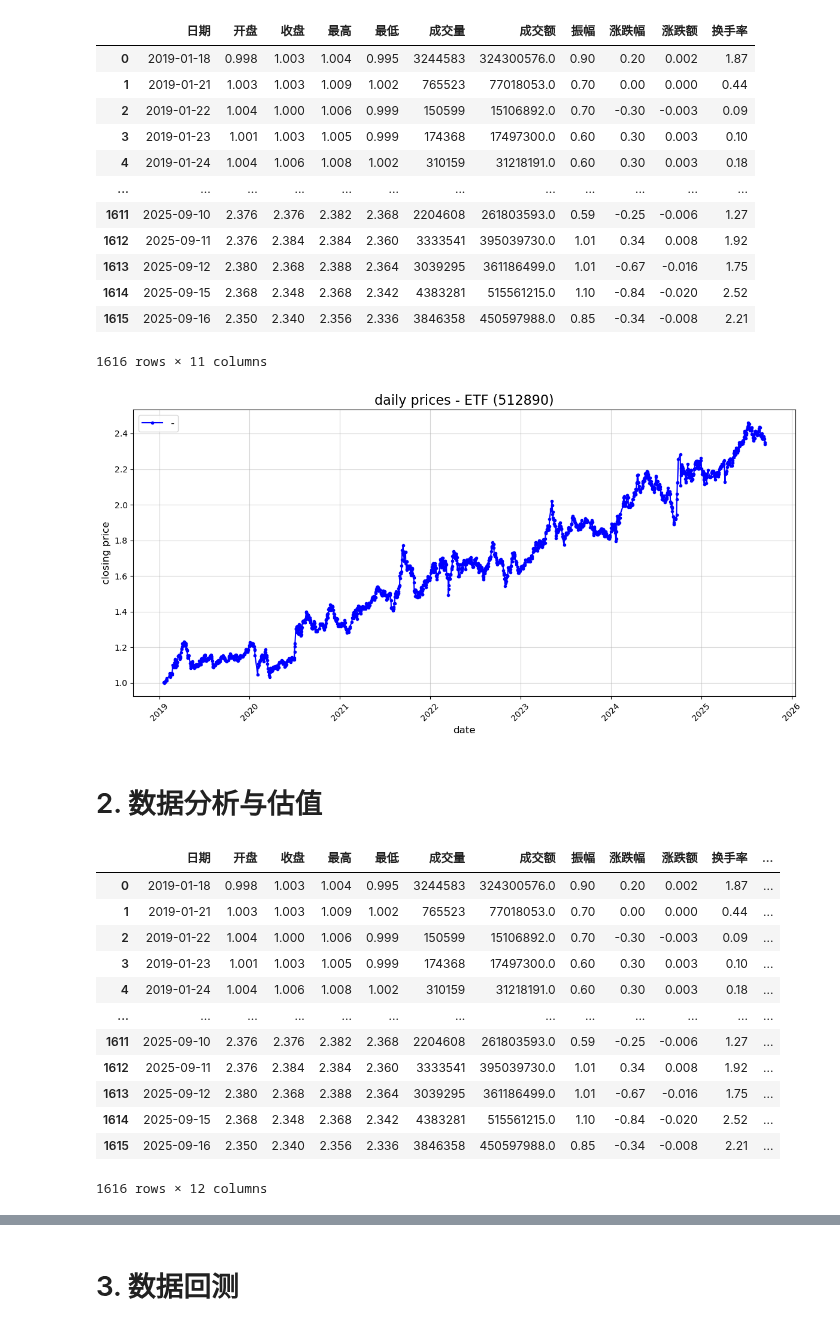
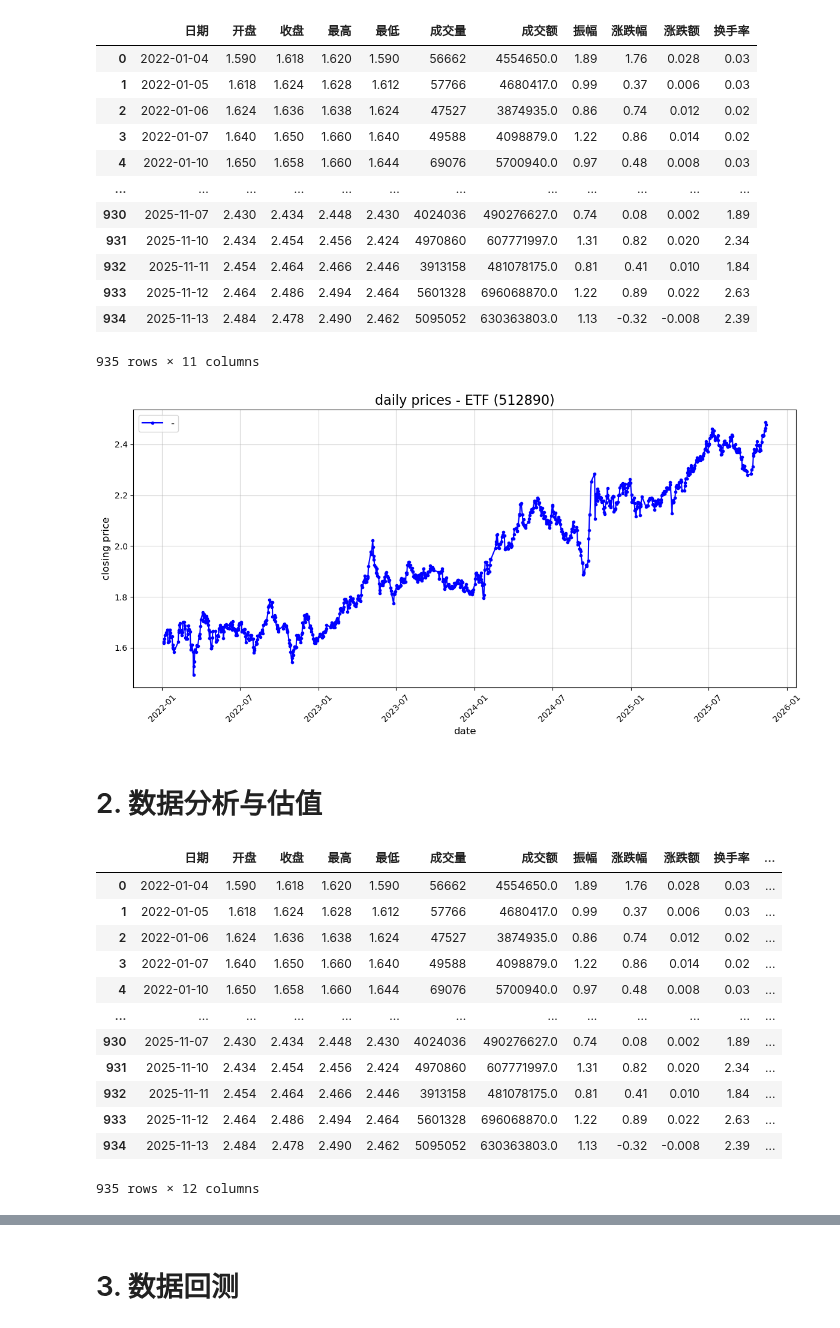
Before and after one commit to xxinine/vi-tools, a Jupyter notebook: backtest/backtest_analysis_and_valuation.ipynb, the cells around one changed output, grey strips where cells are left out. Cells and saved outputs as stored; diff of their text form; code cells hidden in the pictures.

```diff
--- a/backtest/backtest_analysis_and_valuation.ipynb
+++ b/backtest/backtest_analysis_and_valuation.ipynb
@@ -15,22 +15,22 @@ print(today_date_str)
 # %%
 #df = pd.read_csv('data.csv')
-df = ak.fund_etf_hist_em(symbol="512890", period="daily", start_date="20190101", end_date=today_date_str, adjust="hfq")
+df = ak.fund_etf_hist_em(symbol="512890", period="daily", start_date="20220101", end_date=today_date_str, adjust="hfq")
 df["日期"] = pd.to_datetime(df["日期"])
 df
 # %% [output]
 |  | 日期 | 开盘 | 收盘 | 最高 | 最低 | 成交量 | 成交额 | 振幅 | 涨跌幅 | 涨跌额 | 换手率 |
-| 0 | 2019-01-18 | 0.998 | 1.003 | 1.004 | 0.995 | 3244583 | 324300576.0 | 0.90 | 0.20 | 0.002 | 1.87 |
-| 1 | 2019-01-21 | 1.003 | 1.003 | 1.009 | 1.002 | 765523 | 77018053.0 | 0.70 | 0.00 | 0.000 | 0.44 |
-| 2 | 2019-01-22 | 1.004 | 1.000 | 1.006 | 0.999 | 150599 | 15106892.0 | 0.70 | -0.30 | -0.003 | 0.09 |
-| 3 | 2019-01-23 | 1.001 | 1.003 | 1.005 | 0.999 | 174368 | 17497300.0 | 0.60 | 0.30 | 0.003 | 0.10 |
-| 4 | 2019-01-24 | 1.004 | 1.006 | 1.008 | 1.002 | 310159 | 31218191.0 | 0.60 | 0.30 | 0.003 | 0.18 |
+| 0 | 2022-01-04 | 1.590 | 1.618 | 1.620 | 1.590 | 56662 | 4554650.0 | 1.89 | 1.76 | 0.028 | 0.03 |
+| 1 | 2022-01-05 | 1.618 | 1.624 | 1.628 | 1.612 | 57766 | 4680417.0 | 0.99 | 0.37 | 0.006 | 0.03 |
+| 2 | 2022-01-06 | 1.624 | 1.636 | 1.638 | 1.624 | 47527 | 3874935.0 | 0.86 | 0.74 | 0.012 | 0.02 |
+| 3 | 2022-01-07 | 1.640 | 1.650 | 1.660 | 1.640 | 49588 | 4098879.0 | 1.22 | 0.86 | 0.014 | 0.02 |
+| 4 | 2022-01-10 | 1.650 | 1.658 | 1.660 | 1.644 | 69076 | 5700940.0 | 0.97 | 0.48 | 0.008 | 0.03 |
 | ... | ... | ... | ... | ... | ... | ... | ... | ... | ... | ... | ... |
-| 1611 | 2025-09-10 | 2.376 | 2.376 | 2.382 | 2.368 | 2204608 | 261803593.0 | 0.59 | -0.25 | -0.006 | 1.27 |
-| 1612 | 2025-09-11 | 2.376 | 2.384 | 2.384 | 2.360 | 3333541 | 395039730.0 | 1.01 | 0.34 | 0.008 | 1.92 |
-| 1613 | 2025-09-12 | 2.380 | 2.368 | 2.388 | 2.364 | 3039295 | 361186499.0 | 1.01 | -0.67 | -0.016 | 1.75 |
-| 1614 | 2025-09-15 | 2.368 | 2.348 | 2.368 | 2.342 | 4383281 | 515561215.0 | 1.10 | -0.84 | -0.020 | 2.52 |
-| 1615 | 2025-09-16 | 2.350 | 2.340 | 2.356 | 2.336 | 3846358 | 450597988.0 | 0.85 | -0.34 | -0.008 | 2.21 |
+| 930 | 2025-11-07 | 2.430 | 2.434 | 2.448 | 2.430 | 4024036 | 490276627.0 | 0.74 | 0.08 | 0.002 | 1.89 |
+| 931 | 2025-11-10 | 2.434 | 2.454 | 2.456 | 2.424 | 4970860 | 607771997.0 | 1.31 | 0.82 | 0.020 | 2.34 |
+| 932 | 2025-11-11 | 2.454 | 2.464 | 2.466 | 2.446 | 3913158 | 481078175.0 | 0.81 | 0.41 | 0.010 | 1.84 |
+| 933 | 2025-11-12 | 2.464 | 2.486 | 2.494 | 2.464 | 5601328 | 696068870.0 | 1.22 | 0.89 | 0.022 | 2.63 |
+| 934 | 2025-11-13 | 2.484 | 2.478 | 2.490 | 2.462 | 5095052 | 630363803.0 | 1.13 | -0.32 | -0.008 | 2.39 |
-1616 rows × 11 columns
+935 rows × 11 columns
 # %%
 # 绘制每日收盘价格曲线
 plt.figure(figsize=(12, 6))
@@ -46,7 +46,7 @@ plt.tight_layout()
 # 显示图表
 plt.show()
 # %% [output]
-[figure, old version]
+[figure, new version]
 # %% [markdown]
 # 2. 数据分析与估值
 # %%
@@ -54,18 +54,18 @@ df["days"] = (df["日期"] - df["日期"].iloc[0]).dt.days
 df
 # %% [output]
 |  | 日期 | 开盘 | 收盘 | 最高 | 最低 | 成交量 | 成交额 | 振幅 | 涨跌幅 | 涨跌额 | 换手率 | ... |
-| 0 | 2019-01-18 | 0.998 | 1.003 | 1.004 | 0.995 | 3244583 | 324300576.0 | 0.90 | 0.20 | 0.002 | 1.87 | ... |
-| 1 | 2019-01-21 | 1.003 | 1.003 | 1.009 | 1.002 | 765523 | 77018053.0 | 0.70 | 0.00 | 0.000 | 0.44 | ... |
-| 2 | 2019-01-22 | 1.004 | 1.000 | 1.006 | 0.999 | 150599 | 15106892.0 | 0.70 | -0.30 | -0.003 | 0.09 | ... |
-| 3 | 2019-01-23 | 1.001 | 1.003 | 1.005 | 0.999 | 174368 | 17497300.0 | 0.60 | 0.30 | 0.003 | 0.10 | ... |
-| 4 | 2019-01-24 | 1.004 | 1.006 | 1.008 | 1.002 | 310159 | 31218191.0 | 0.60 | 0.30 | 0.003 | 0.18 | ... |
+| 0 | 2022-01-04 | 1.590 | 1.618 | 1.620 | 1.590 | 56662 | 4554650.0 | 1.89 | 1.76 | 0.028 | 0.03 | ... |
+| 1 | 2022-01-05 | 1.618 | 1.624 | 1.628 | 1.612 | 57766 | 4680417.0 | 0.99 | 0.37 | 0.006 | 0.03 | ... |
+| 2 | 2022-01-06 | 1.624 | 1.636 | 1.638 | 1.624 | 47527 | 3874935.0 | 0.86 | 0.74 | 0.012 | 0.02 | ... |
+| 3 | 2022-01-07 | 1.640 | 1.650 | 1.660 | 1.640 | 49588 | 4098879.0 | 1.22 | 0.86 | 0.014 | 0.02 | ... |
+| 4 | 2022-01-10 | 1.650 | 1.658 | 1.660 | 1.644 | 69076 | 5700940.0 | 0.97 | 0.48 | 0.008 | 0.03 | ... |
 | ... | ... | ... | ... | ... | ... | ... | ... | ... | ... | ... | ... | ... |
-| 1611 | 2025-09-10 | 2.376 | 2.376 | 2.382 | 2.368 | 2204608 | 261803593.0 | 0.59 | -0.25 | -0.006 | 1.27 | ... |
-| 1612 | 2025-09-11 | 2.376 | 2.384 | 2.384 | 2.360 | 3333541 | 395039730.0 | 1.01 | 0.34 | 0.008 | 1.92 | ... |
-| 1613 | 2025-09-12 | 2.380 | 2.368 | 2.388 | 2.364 | 3039295 | 361186499.0 | 1.01 | -0.67 | -0.016 | 1.75 | ... |
-| 1614 | 2025-09-15 | 2.368 | 2.348 | 2.368 | 2.342 | 4383281 | 515561215.0 | 1.10 | -0.84 | -0.020 | 2.52 | ... |
-| 1615 | 2025-09-16 | 2.350 | 2.340 | 2.356 | 2.336 | 3846358 | 450597988.0 | 0.85 | -0.34 | -0.008 | 2.21 | ... |
+| 930 | 2025-11-07 | 2.430 | 2.434 | 2.448 | 2.430 | 4024036 | 490276627.0 | 0.74 | 0.08 | 0.002 | 1.89 | ... |
+| 931 | 2025-11-10 | 2.434 | 2.454 | 2.456 | 2.424 | 4970860 | 607771997.0 | 1.31 | 0.82 | 0.020 | 2.34 | ... |
+| 932 | 2025-11-11 | 2.454 | 2.464 | 2.466 | 2.446 | 3913158 | 481078175.0 | 0.81 | 0.41 | 0.010 | 1.84 | ... |
+| 933 | 2025-11-12 | 2.464 | 2.486 | 2.494 | 2.464 | 5601328 | 696068870.0 | 1.22 | 0.89 | 0.022 | 2.63 | ... |
+| 934 | 2025-11-13 | 2.484 | 2.478 | 2.490 | 2.462 | 5095052 | 630363803.0 | 1.13 | -0.32 | -0.008 | 2.39 | ... |
-1616 rows × 12 columns
+935 rows × 12 columns
 # %%
 def fit_trend_and_deviation(df, start_date, duration):
     start_date = pd.to_datetime(start_date)
```
Also changed, not shown: parts of 10 cells of this notebook.
